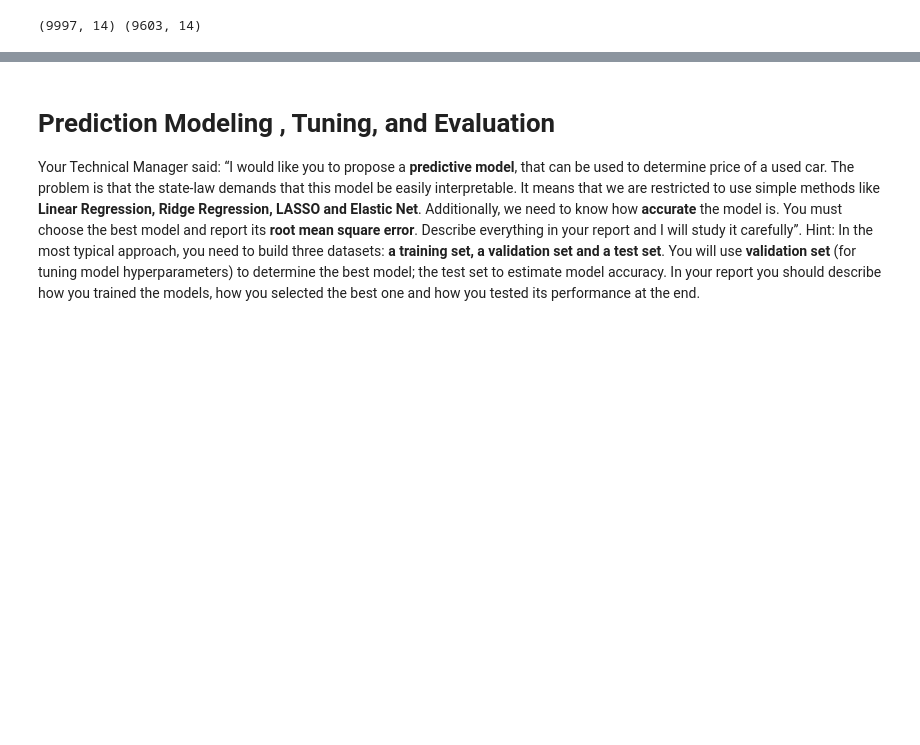
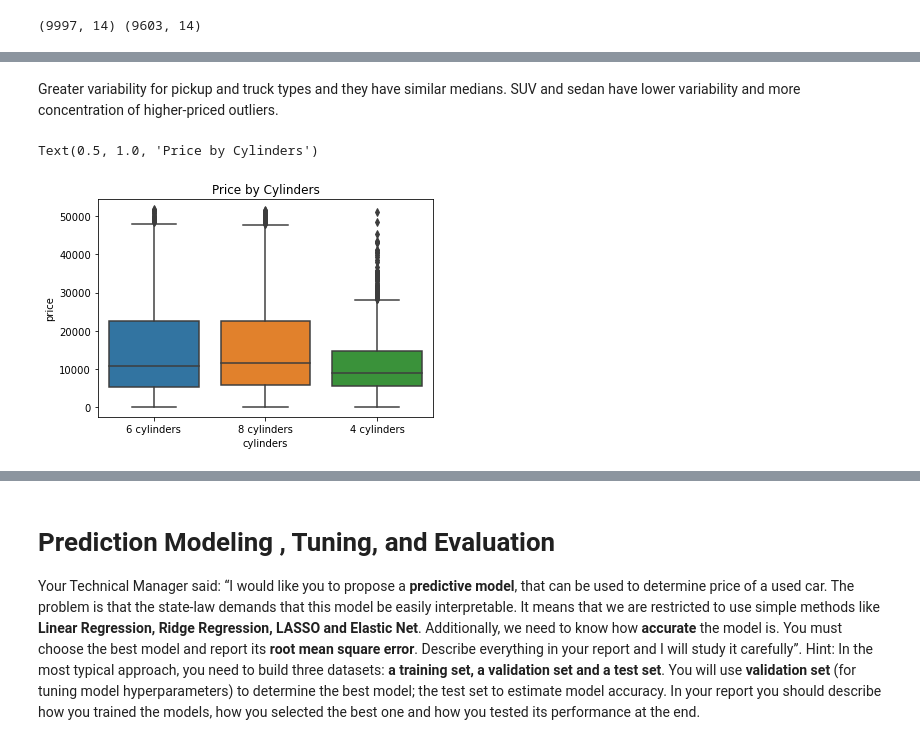
Before and after one commit to EricaXia/spr_2021, a Jupyter notebook: dsci552/problem_sets/ps_1.ipynb, the cells around one changed output, grey strips where cells are left out. Cells and saved outputs as stored; diff of their text form; code cells hidden in the pictures; blank space fills up the shorter version.

```diff
--- a/dsci552/problem_sets/ps_1.ipynb
+++ b/dsci552/problem_sets/ps_1.ipynb
@@ -176,0 +193,10 @@ print(df.shape, df2.shape)
+# %% [markdown]
+Greater variability for pickup and truck types and they have similar medians. SUV and sedan have lower variability and more concentration of higher-priced outliers.
+# %%
+## How does price vary across num. of cylinders?
+sns.boxplot(x='cylinders', y='price', data=df2)
+plt.title("Price by Cylinders")
+# plt.savefig('../images/PS_1/price_cylinders_boxplot.png')
+# %% [output]
+Text(0.5, 1.0, 'Price by Cylinders')
+[figure, added]
```
Also changed, not shown: parts of 18 cells of this notebook, 7 other files.
